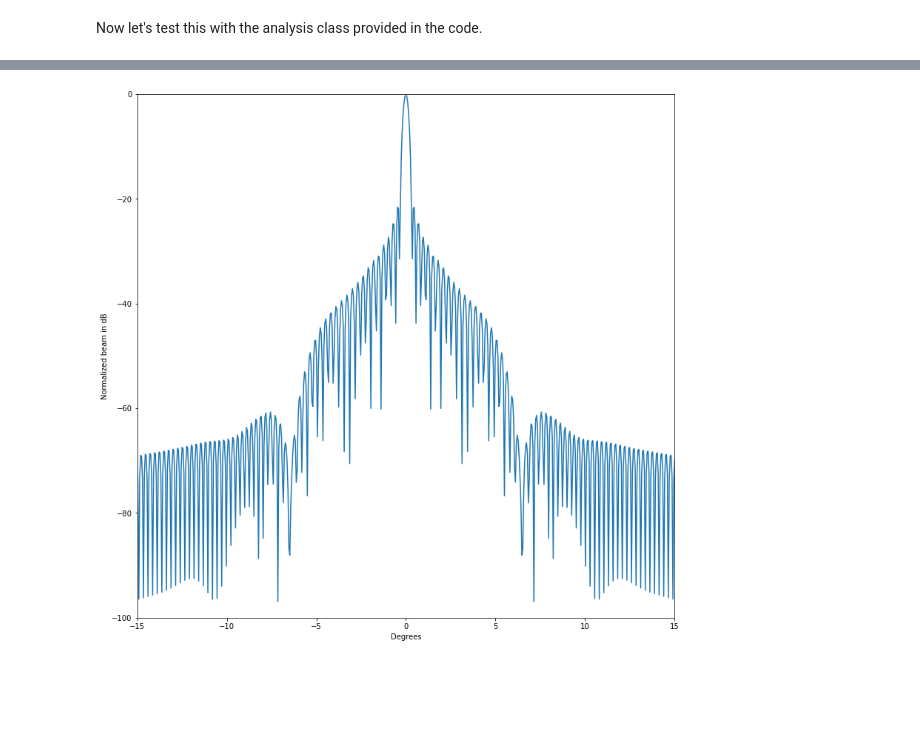
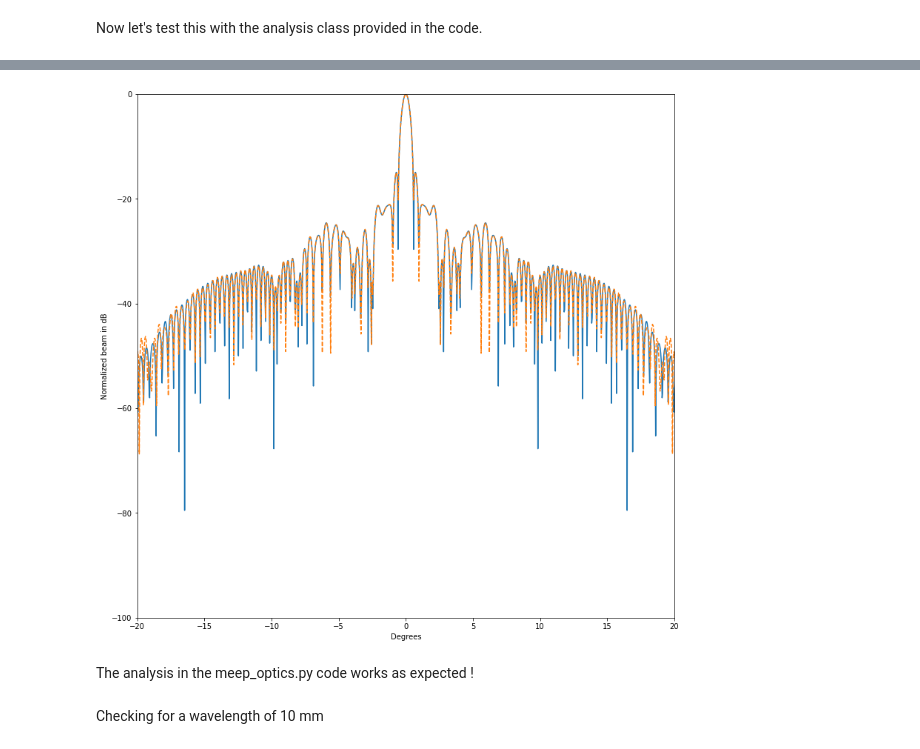
Before and after one commit to MolinAlexei/MEEPART, a Jupyter notebook: Optical_system_analysis.ipynb, the cells around one changed output, grey strips where cells are left out. Drawn from its saved outputs; the diff is of its cells as text; code cells hidden in the pictures; blank space fills up the shorter version.

Commit message:
fully_updated_field_computation

```diff
--- a/Optical_system_analysis.ipynb
+++ b/Optical_system_analysis.ipynb
@@ -169,0 +253,6 @@ plt.show()
+# %%
+freq = np.fft.fftfreq(15*len(field), d = 1/res)
+fft = np.fft.fft(field-1j*field2, n = 15*len(field))
+plt.figure(figsize = (15,15))
+plt.plot(freq, fft.real, freq, fft.imag)
+plt.show()
@@ -181,8 +271,9 @@ plt.show()
 # %% [markdown]
 It does look much better, now let's look at the same plot with the normalized FFT absolute value in dB:
 # %%
-fft_dB = 10*np.log10(np.abs(new_fft.real/np.max(new_fft.real)))
+beam = fft*np.conj(fft)*(1+(freq*wavelength)**2)
+fft_dB = 10*np.log10(np.abs(beam.real/np.max(beam.real)))
 plt.figure(figsize = (15,15))
-plt.plot(new_freq, fft_dB)
+plt.plot(freq, fft_dB)
 plt.show()
 # %% [output]
@@ -192,8 +283,8 @@ Let's get the x axis in degrees (by dividing by sample spacing and multiplying b
 # %%
-degrees = new_freq*360*300*5/len(E_extend)
+degrees = np.arctan(freq*wavelength)*180/np.pi
 plt.figure(figsize = (12,12))
 plt.plot(degrees, fft_dB)
-plt.xlim((-20,20))
+plt.xlim((-40,40))
 plt.ylim((-100, 0))
 plt.show()
 # %% [output]
@@ -216,9 +307,9 @@ plt.show()
 Now let's test this with the analysis class provided in the code.
 # %%
 opt_sys = system_assembly(lens1, lens2, aperture_stop, image_plane, res = 7, dpml = 1)
-sim = Sim(opt_sys)
-analysis = Analysis(sim)
-analysis.image_plane_beams(wavelength = 2, wvl_width = 0.1, sourcetype='Gaussian beam multichromatic',
+sim2 = Sim(opt_sys)
+analysis2 = Analysis(sim2)
+analysis2.image_plane_beams(wavelength = 2, fwidth = 0.1, sourcetype='Gaussian beam multichromatic',
                                 y_max = 100, Nb_sources = 1, sim_resolution = 7)
 # %% [output]
 -----------
@@ -242,14 +333,19 @@ run 1 finished at t = 800.5 (11207 timesteps)
 # %%
-freq, fft = analysis.beam_FT(aperture_size = 200, precision_factor =5)
-res = 1
-degrees = freq*360/(1/res)
-fft_dB = 10*np.log10(fft[0].real**2)
+freq2, fft2 = analysis2.beam_FT(aperture_size = 200, precision_factor =5)
+degrees2 = freq2*360
+fft_dB2 = 10*np.log10(np.abs(fft2[0].real))
 plt.figure(figsize = (13,13))
 plt.plot(degrees, fft_dB)
+plt.plot(degrees2, fft_dB2, linestyle = '--')
 plt.ylim((-100, 0))
-plt.xlim((-15,15))
+plt.xlim((-20,20))
 plt.xlabel('Degrees')
 plt.ylabel('Normalized beam in dB')
+plt.savefig('Analysis_check')
 plt.show()
 # %% [output]
-[figure, old version]
+[figure, new version]
+# %% [markdown]
+The analysis in the meep_optics.py code works as expected !
+# %% [markdown]
+Checking for a wavelength of 10 mm
```
Also changed, not shown: parts of 60 cells of this notebook, 3 other files.
